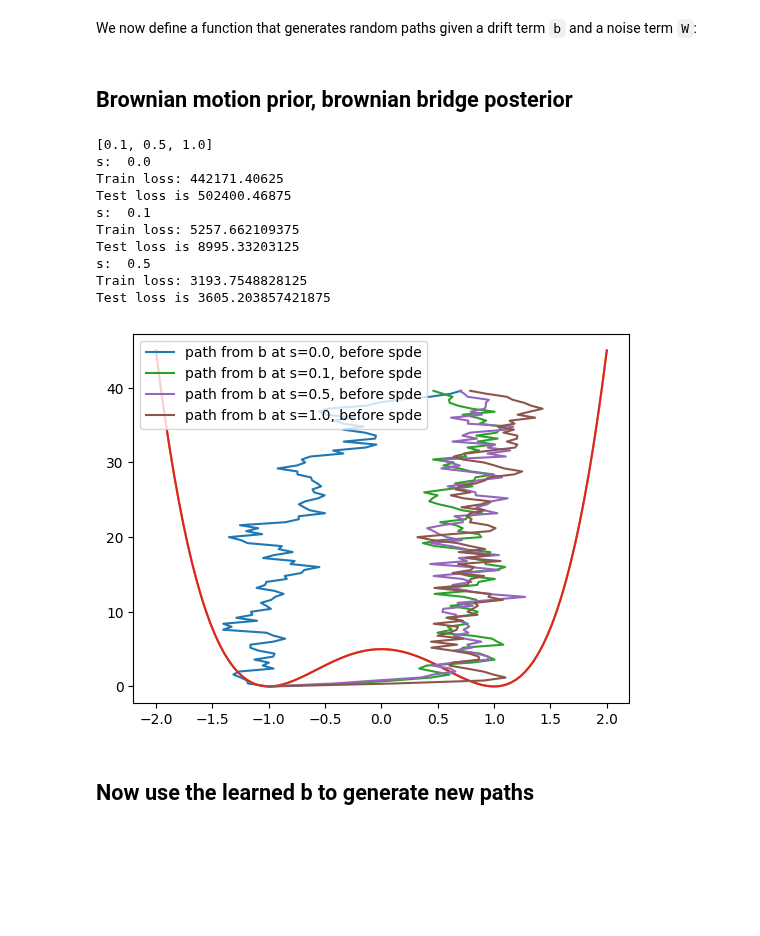
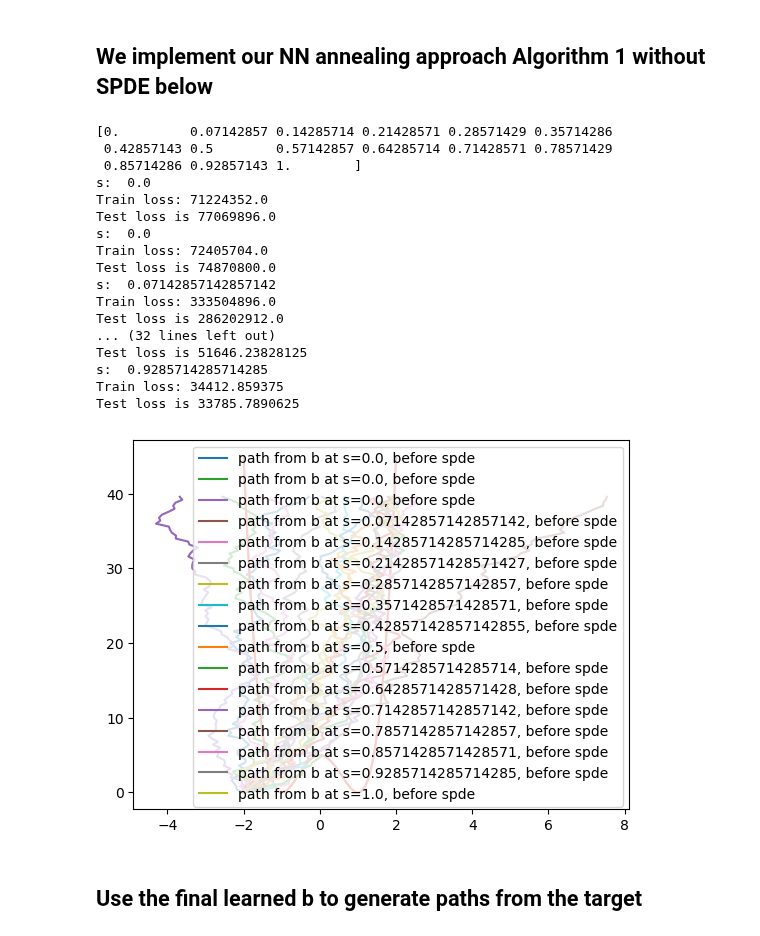
Before and after one commit to reubenharry/path_sampling, a Jupyter notebook: notebooks/notebook_0.ipynb, the cells around one changed output. Drawn from its saved outputs; the diff is of its cells as text; code cells hidden in the pictures; blank space fills up the shorter version.

```diff
--- a/notebooks/notebook_0.ipynb
+++ b/notebooks/notebook_0.ipynb
@@ -21,58 +23,65 @@ import scipy
 from functools import partial
 from path_sampling import dfdt, div_f, update, update_non_amortized
 from path_sampling import make_double_well_potential, sample_sde
-# %% [markdown]
-We now define a function that generates random paths given a drift term `b` and a noise term `W`:
-# %% [markdown]
-## Brownian motion prior, brownian bridge posterior
+# %% [markdown]
+## We implement our NN annealing approach Algorithm 1 without SPDE below
 # %%
 key = jax.random.key(0)
-schedule = [0.1, 0.5, 1.0]
+schedule = np.linspace(0,1,15)   # schedule for s
 print(schedule)
 
-# currently we're just doing an SDE on \mathbb{R}
+
 ndims = 1
 
-hyperparams={'dt': 0.01, 'num_steps': 100, 'num_training_steps' : 2000, 'batch_size' : 200}
+hyperparams={'dt': 0.01, 'num_steps': 100, 'num_training_steps' : 200, 'batch_size' : 500}
+
 
 # b = lambda x, t: -jax.grad(make_double_well_potential(v=5.0))(x)
-b = lambda x, t: 0.0
+b = lambda x, t: 0.0    # prior drift
 A = 0
-dbds = MLP([3,20,20,1], key=jax.random.key(1))
+dbds = MLP([3,30,30,20,1], key=jax.random.key(1))
+B = 2.0   # endpoint location
+
 for i, s in enumerate(schedule):
-
-
 
     key = jax.random.fold_in(key, i)
 
     # update b -> b + dbds
     b, A = update_non_amortized(
-        V=lambda x: 0.0,
+        V=lambda x: 0.0,   # prior potential, in this case Brownian motion with V(x)=0
         b=b,
-        J=lambda x,y: (1/0.1**2)*(x[-1,0]- 1)**2,
+        J=lambda x,y: (1.0/2)*(1/0.1**2)*(x[-1,0]- B)**2,   # sigma = 0.1
         dbds=dbds,
         hyperparams=hyperparams,
         key=key,
         schedule=schedule,
         i=i,
         prior='sde_prior',
         A=A,
+        rho = lambda key: jnp.zeros((1,))-2.,
         refine=False
     )
 # %% [output]
-[0.1, 0.5, 1.0]
+[0.         0.07142857 0.14285714 0.21428571 0.28571429 0.35714286
+ 0.42857143 0.5        0.57142857 0.64285714 0.71428571 0.78571429
+ 0.85714286 0.92857143 1.        ]
 s:  0.0
-Train loss: 442171.40625
-Test loss is 502400.46875
-s:  0.1
-Train loss: 5257.662109375
-Test loss is 8995.33203125
-s:  0.5
-Train loss: 3193.7548828125
-Test loss is 3605.203857421875
+Train loss: 71224352.0
+Test loss is 77069896.0
+s:  0.0
+Train loss: 72405704.0
+Test loss is 74870800.0
+s:  0.07142857142857142
+Train loss: 333504896.0
+Test loss is 286202912.0
+... (32 lines left out)
+Test loss is 51646.23828125
+s:  0.9285714285714285
+Train loss: 34412.859375
+Test loss is 33785.7890625
-[figure, old version]
+[figure, new version]
 # %% [markdown]
-## Now use the learned b to generate new paths
+## Use the final learned b to generate paths from the target
 # %%
 from path_sampling import make_b
 
```
Also changed, not shown: parts of 12 cells of this notebook.
